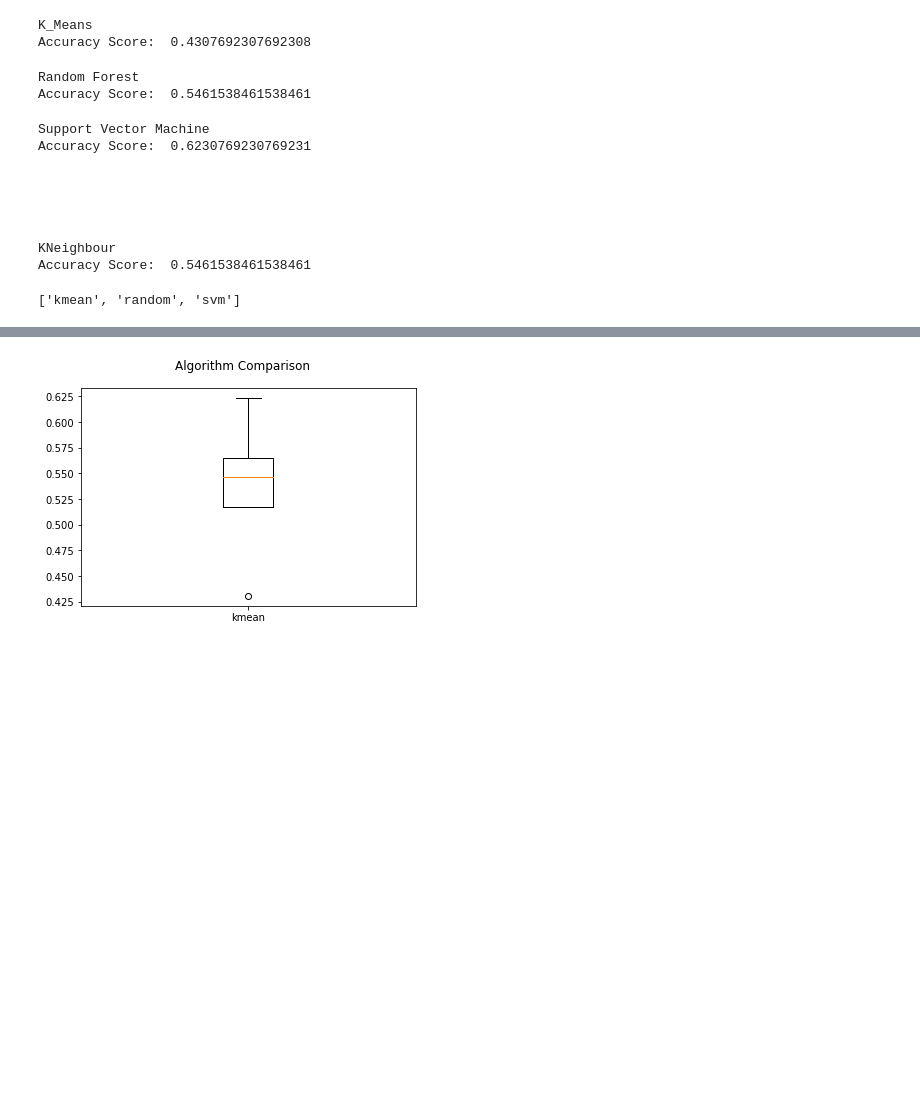
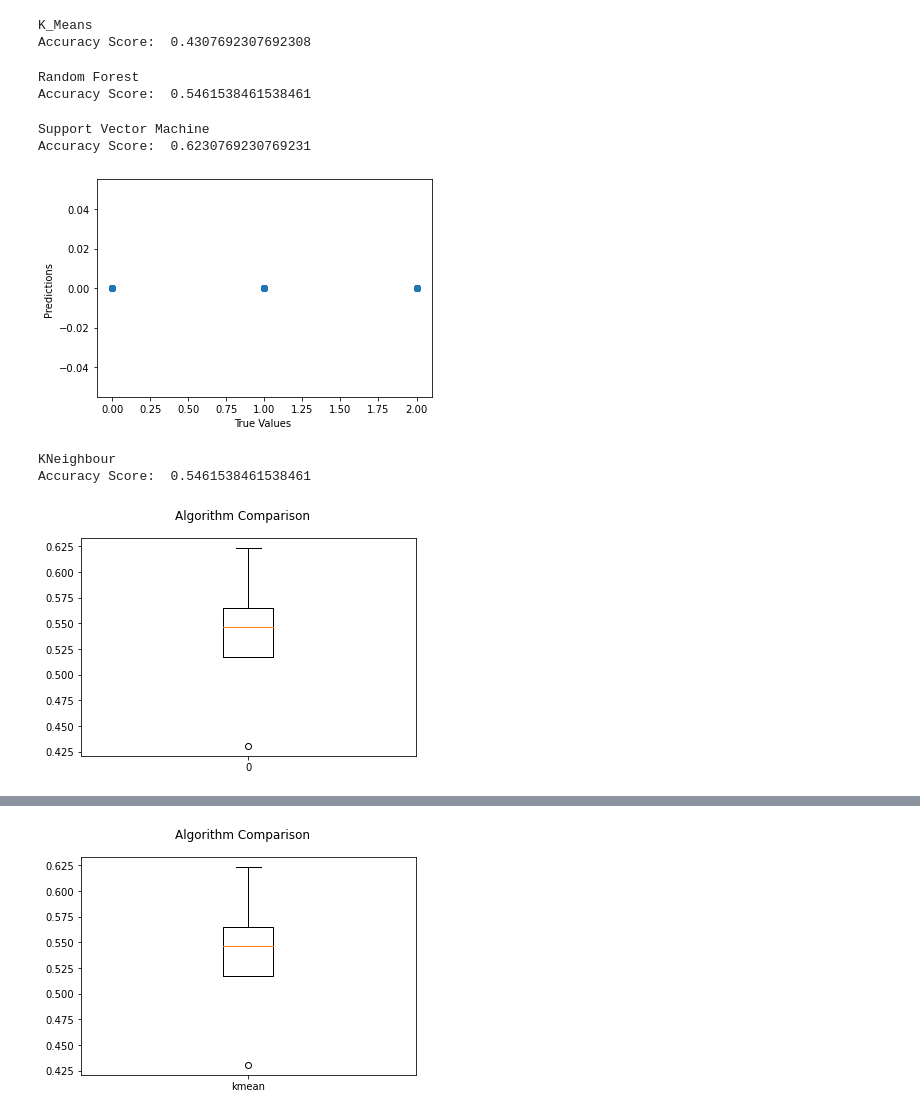
Before and after one commit to Anivesh-Agnihotri/Forest_Fire_control, a Jupyter notebook: comparison.ipynb, the cells around one changed output, grey strips where cells are left out. Saved outputs shown, nothing was run; the diff lists cells and outputs as text; code cells hidden in the pictures; blank space fills up the shorter version.

```diff
--- a/comparison.ipynb
+++ b/comparison.ipynb
@@ -65,10 +65,10 @@ def svm():
     #y_pred = model_selection.cross_val_score(classifier, x_train, y_train, cv=kfold, scoring=scoring)
     score=accuracy_score(y_test,y_pred)
     print("\nSupport Vector Machine\nAccuracy Score: ",+score)
-    #plt.scatter(y_test,y_pred)
-    #plt.xlabel('True Values ')
-    #plt.ylabel('Predictions ')
-    #plt.show()
+    plt.scatter(y_test,y_pred)
+    plt.xlabel('True Values ')
+    plt.ylabel('Predictions ')
+    plt.show()
     return score
 # %%
 def random():
@@ -107,31 +107,31 @@ names=['kmean','random','svm']
 # %%
 name=[]
 results=[]
 m=0
 for model in models:
     print("\n")
     r=models[m]()
     results.append(r)
     name.append(m)
 
     print('\n')
+
     m=m+1
+
+fig = plt.figure()
+fig.suptitle('Algorithm Comparison')
+ax = fig.add_subplot(111)
+plt.boxplot(results)
+ax.set_xticklabels(name)
+plt.show()
 # %% [output]
 K_Means
 Accuracy Score:  0.4307692307692308
 Random Forest
 Accuracy Score:  0.5461538461538461
 Support Vector Machine
 Accuracy Score:  0.6230769230769231
-
-
-
-
-
-KNeighbour
-Accuracy Score:  0.5461538461538461
+[figure, added]
+KNeighbour
+Accuracy Score:  0.5461538461538461
+[figure, added]
-# %%
-results
-names
-# %% [output]
-['kmean', 'random', 'svm']
```
Also changed, not shown: parts of 2 cells of this notebook.
